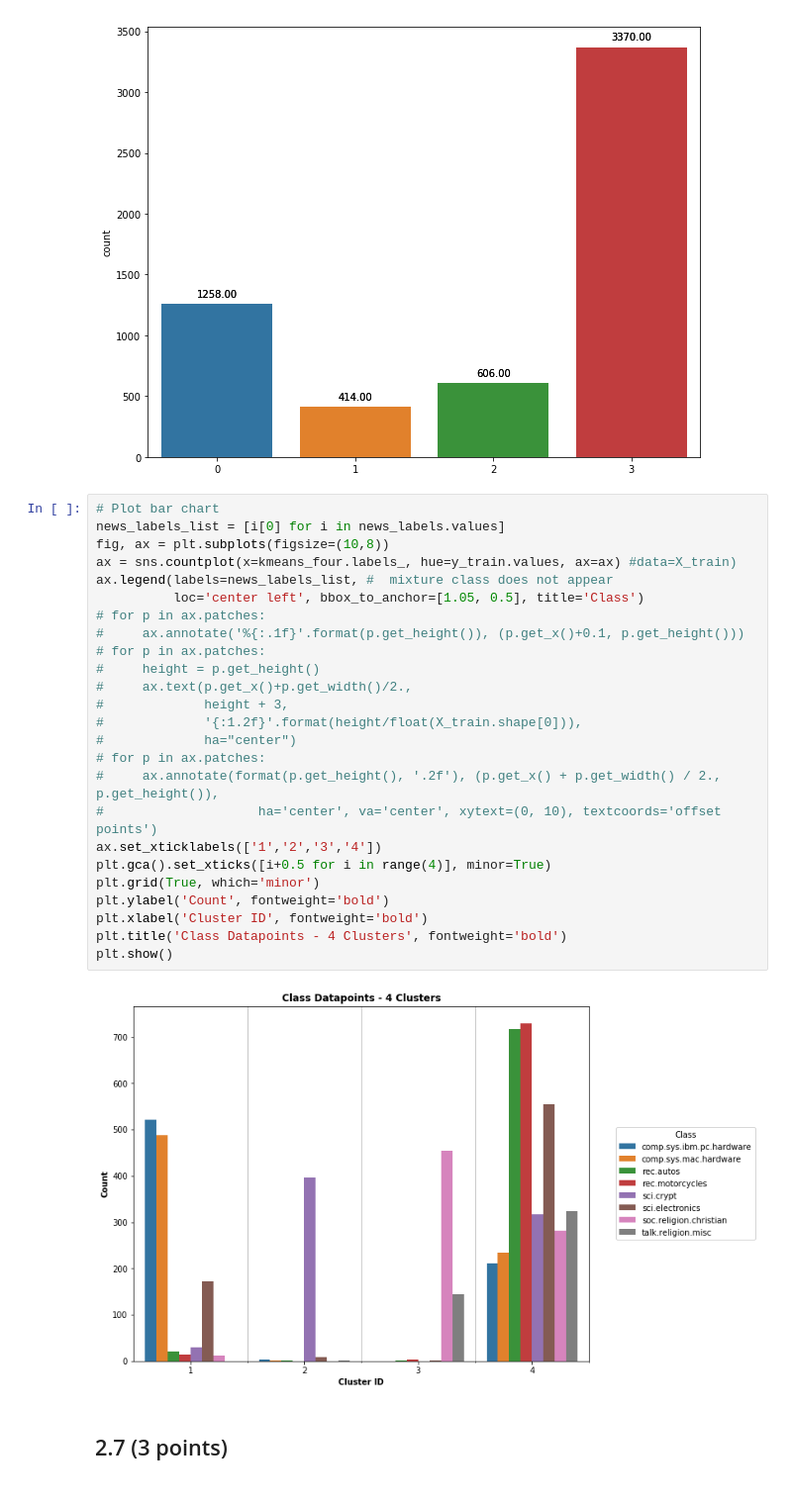
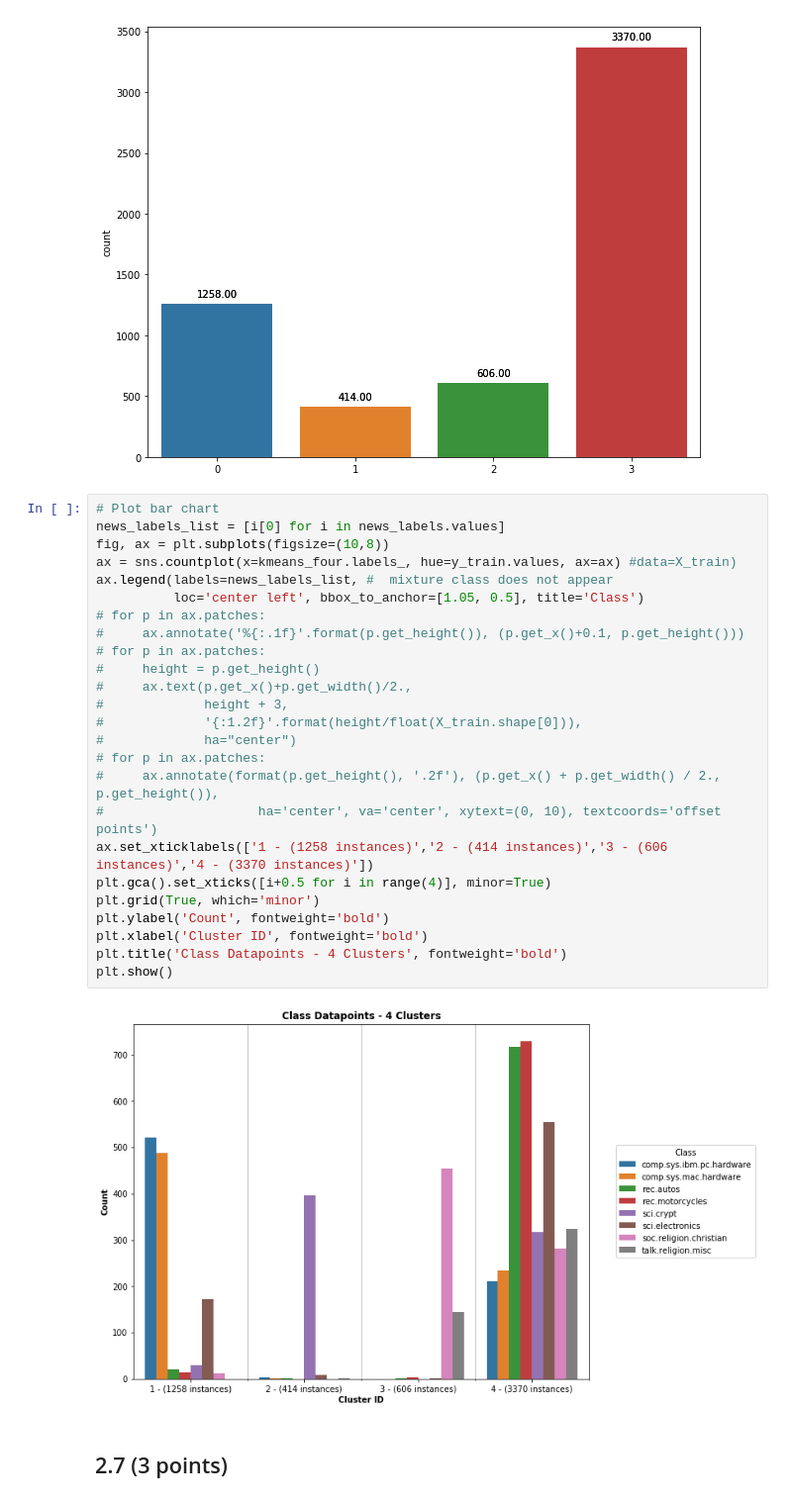
Before and after one commit to celinadong/IAML-CW2, a Jupyter notebook: Data/PartA/Part A - 20 Newsgroups.ipynb, the cells around one changed output. Shown at 99% size. Drawn from its saved outputs; the diff is of its cells as text.

```diff
--- a/Data/PartA/Part A - 20 Newsgroups.ipynb
+++ b/Data/PartA/Part A - 20 Newsgroups.ipynb
@@ -342,30 +342,30 @@ for p in sns.countplot(x=kmeans_four.labels_).patches:
 # %%
 # Plot bar chart
 news_labels_list = [i[0] for i in news_labels.values]
 fig, ax = plt.subplots(figsize=(10,8))
 ax = sns.countplot(x=kmeans_four.labels_, hue=y_train.values, ax=ax) #data=X_train)
 ax.legend(labels=news_labels_list, #  mixture class does not appear
           loc='center left', bbox_to_anchor=[1.05, 0.5], title='Class')
 # for p in ax.patches:
 #     ax.annotate('%{:.1f}'.format(p.get_height()), (p.get_x()+0.1, p.get_height()))
 # for p in ax.patches:
 #     height = p.get_height()
 #     ax.text(p.get_x()+p.get_width()/2.,
 #             height + 3,
 #             '{:1.2f}'.format(height/float(X_train.shape[0])),
 #             ha="center")
 # for p in ax.patches:
 #     ax.annotate(format(p.get_height(), '.2f'), (p.get_x() + p.get_width() / 2., p.get_height()),
 #                    ha='center', va='center', xytext=(0, 10), textcoords='offset points')
-ax.set_xticklabels(['1','2','3','4'])
+ax.set_xticklabels(['1 - (1258 instances)','2 - (414 instances)','3 - (606 instances)','4 - (3370 instances)'])
 plt.gca().set_xticks([i+0.5 for i in range(4)], minor=True)
 plt.grid(True, which='minor')
 plt.ylabel('Count', fontweight='bold')
 plt.xlabel('Cluster ID', fontweight='bold')
 plt.title('Class Datapoints - 4 Clusters', fontweight='bold')
 plt.show()
 # %% [output]
-[figure, old version]
+[figure, new version]
 # %% [markdown]
 ## 2.7 (3 points)
 # %% [markdown]
```
